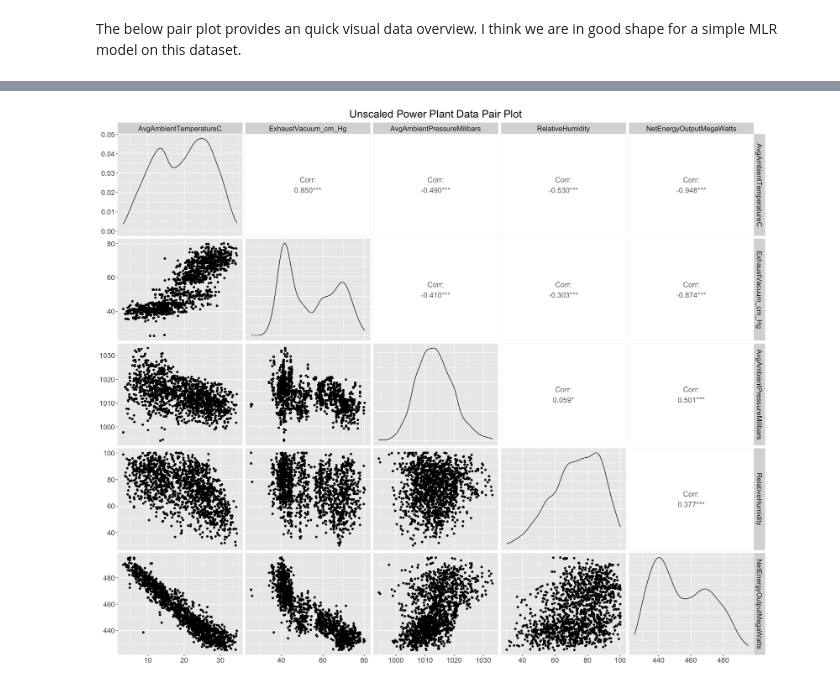
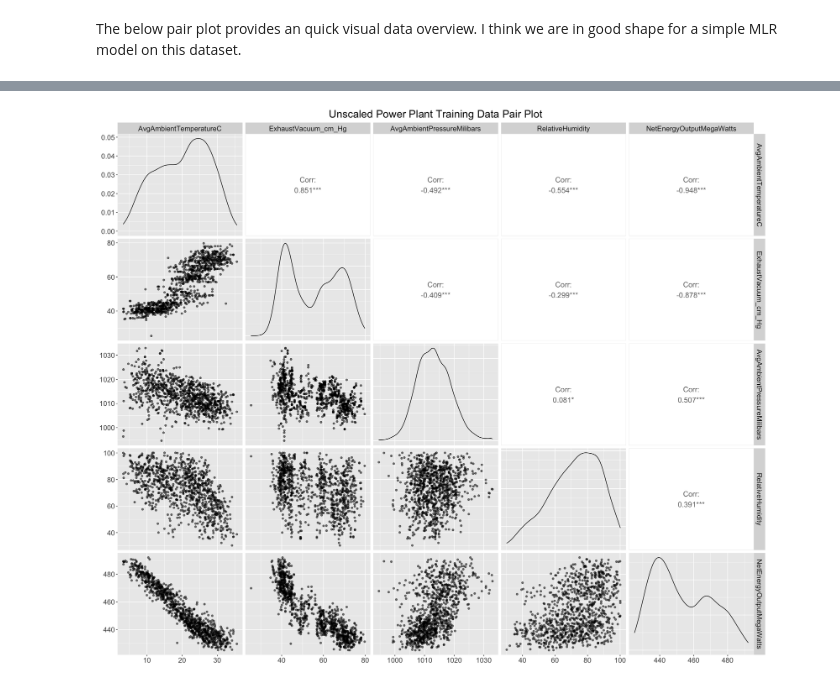
Before and after one commit to edile47/MPG-prediction, a Jupyter notebook: power_prediction.ipynb, the cells around one changed output, grey strips where cells are left out. Cells and saved outputs as stored; diff of their text form; code cells hidden in the pictures.

```diff
--- a/power_prediction.ipynb
+++ b/power_prediction.ipynb
@@ -89,16 +107,22 @@ The below pair plot provides an quick visual data overview. I think we are in go
+# %%
+# 70% training data, 30% test data to start
+power_split <- initial_split(power, prop = 0.7)
+power_train <- training(power_split)
+power_test <- testing(power_split)
 # %%
 # set plot size options
 options(repr.plot.width = 18, repr.plot.height = 15)
 
 # subset the data for plotting (just looks like black blobs otherwise)
-power_subset <- power %>% sample_frac(0.15)
+power_train_subset <- power_train %>% sample_frac(0.15)
 
 # pair plot for concrete data
-ggpairs(power_subset,
-           lower=list(combo=wrap("facethist", binwidth=0.5)),
-           upper=list(continuous = wrap("cor", size=5))) +
-        ggtitle("Unscaled Power Plant Data Pair Plot") +
+ggpairs(power_train_subset,
+            mapping = aes(alpha = 0.2),
+            lower=list(combo=wrap("facethist", binwidth=0.5)),
+            upper=list(continuous = wrap("cor", size=5))) +
+        ggtitle("Unscaled Power Plant Training Data Pair Plot") +
         theme(text = element_text(size = 17),
               plot.title = element_text(hjust = 0.5))
 # %% [output]
-[figure, old version]
+[figure, new version]
```
Also changed, not shown: parts of 18 cells of this notebook, 1 other file.
